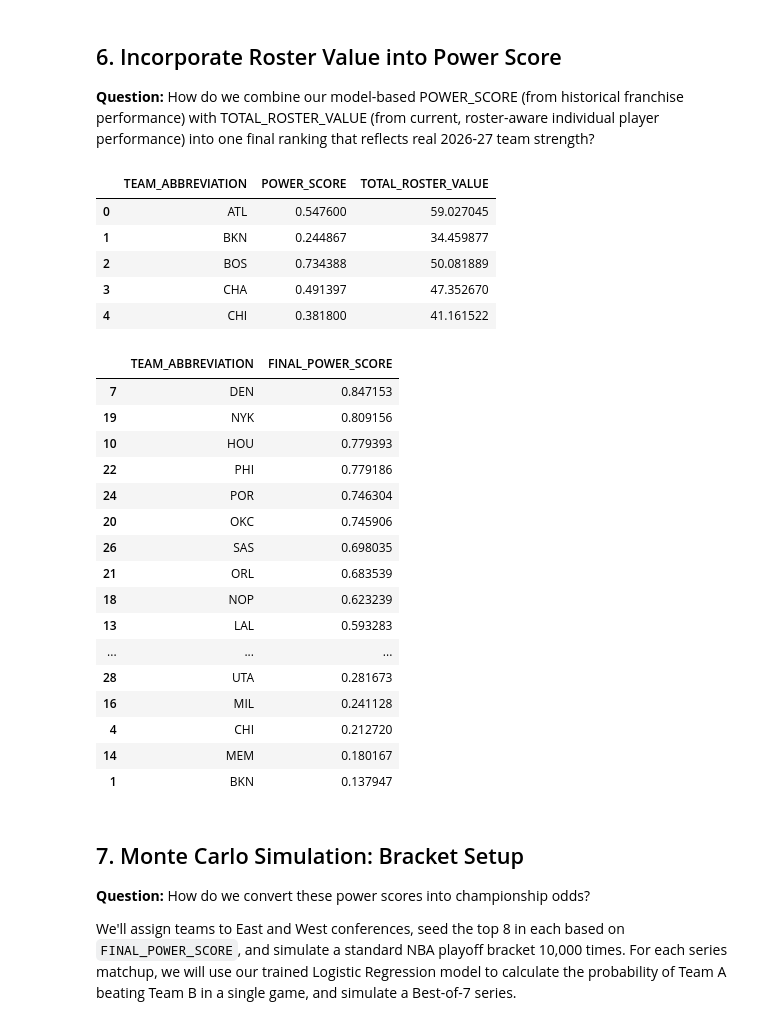
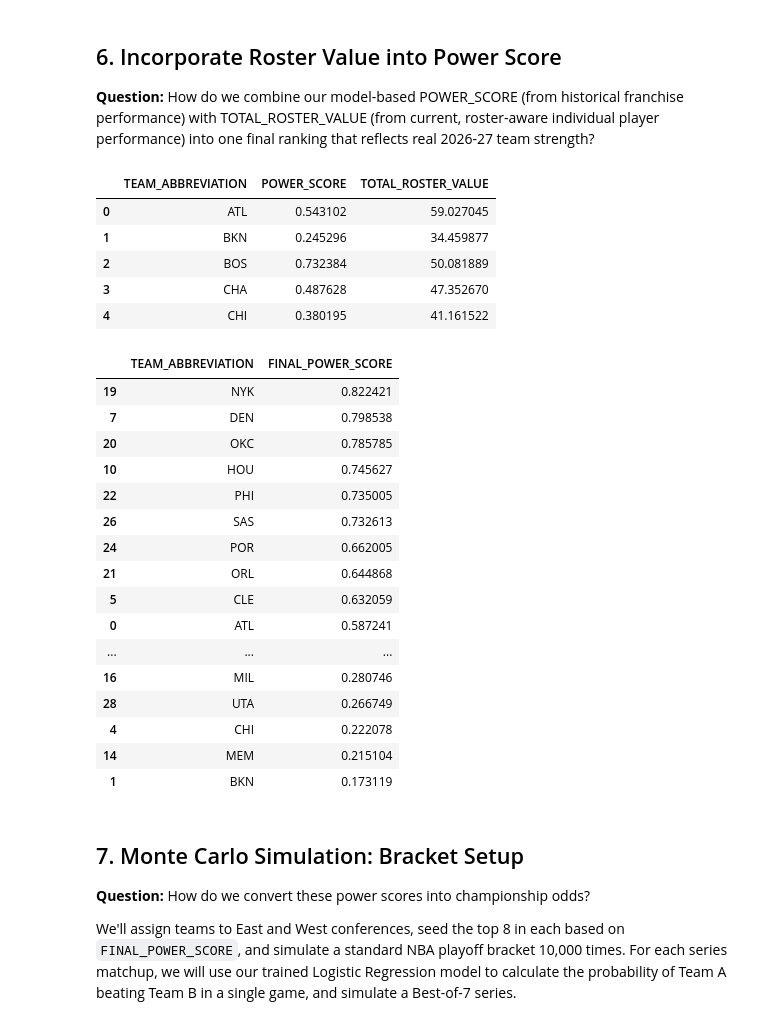
Before and after one commit to lianlianliann/nba-26-27-predictor, a Jupyter notebook: notebooks/04_monte_carlo_sim.ipynb, the cells around one changed output. Cells and saved outputs as stored; diff of their text form; code cells hidden in the pictures.

```diff
--- a/notebooks/04_monte_carlo_sim.ipynb
+++ b/notebooks/04_monte_carlo_sim.ipynb
@@ -41,7 +41,7 @@ an oversight).
 # %%
 # pivoting so each team has one row w/ separate columns for each seasons feats
 strength_cols = ['WIN_PERCENTAGE', 'eFG%', 'TOV%', 'ORB%', 'FT Rate', 'NET_RATING',
-                  'mvp_share', 'ALL_NBA_COUNT', 'ALL_NBA_SHARE_SUM', 'PLAYOFF_ROUND_REACHED', 'WON_CHAMPIONSHIP']
+                  'mvp_share', 'ALL_NBA_COUNT']
 
 season_2425 = games_regular_season_grouped[games_regular_season_grouped['SEASON_LABEL'] == '2024-25'].set_index('TEAM_ABBREVIATION')[strength_cols]
 season_2526 = games_regular_season_grouped[games_regular_season_grouped['SEASON_LABEL'] == '2025-26'].set_index('TEAM_ABBREVIATION')[strength_cols]
@@ -87,7 +87,7 @@ features against a "league-average opponent" row gives us a model-based
 win probability, which doubles as a ranking metric for seeding.
 # %%
 # building a league-average opponent row serving as a constant baseline
-league_avg = projected_strength[strength_cols + ['TOTAL_PLAYOFF_EXPERIENCE']].mean()
+league_avg = projected_strength[strength_cols].mean()
 
 # building the model input, each teams own feats + the league avg
 model_input_rows = []
@@ -102,9 +102,6 @@ for _, row in projected_strength.iterrows():
         'NET_RATING': row['NET_RATING'],
         'mvp_share': row['mvp_share'],
         'ALL_NBA_COUNT': row['ALL_NBA_COUNT'],
-        'ALL_NBA_SHARE_SUM': row['ALL_NBA_SHARE_SUM'],
-        'PLAYOFF_ROUND_REACHED': row['PLAYOFF_ROUND_REACHED'],
-        'WON_CHAMPIONSHIP': row['WON_CHAMPIONSHIP'],
         'OPP_WIN_PERCENTAGE': league_avg['WIN_PERCENTAGE'],
         'OPP_eFG%': league_avg['eFG%'],
         'OPP_TOV%': league_avg['TOV%'],
@@ -112,10 +109,7 @@ for _, row in projected_strength.iterrows():
         'OPP_FT Rate': league_avg['FT Rate'],
         'OPP_NET_RATING': league_avg['NET_RATING'],
         'OPP_mvp_share': league_avg['mvp_share'],
-        'OPP_ALL_NBA_COUNT': league_avg['ALL_NBA_COUNT'],
-        'OPP_ALL_NBA_SHARE_SUM': league_avg['ALL_NBA_SHARE_SUM'],
-        'OPP_PLAYOFF_ROUND_REACHED': league_avg['PLAYOFF_ROUND_REACHED'],
-        'OPP_WON_CHAMPIONSHIP': league_avg['WON_CHAMPIONSHIP']
+        'OPP_ALL_NBA_COUNT': league_avg['ALL_NBA_COUNT']
     }
     model_input_rows.append(model_row)
 
@@ -123,3 +117,4 @@ model_input_df = pd.DataFrame(model_input_rows)
 
 # predicting win prob against a league-average opponent for every team
 projected_strength['POWER_SCORE'] = log_reg.predict_proba(model_input_df)[:, 1]
+display(projected_strength[['TEAM_ABBREVIATION', 'POWER_SCORE']].sort_values('POWER_SCORE', ascending=False))
@@ -146,43 +159,46 @@ projected_strength = pd.merge(
 display(projected_strength[['TEAM_ABBREVIATION', 'POWER_SCORE', 'TOTAL_ROSTER_VALUE']].head())
 # %% [output]
 |  | TEAM_ABBREVIATION | POWER_SCORE | TOTAL_ROSTER_VALUE |
-| 0 | ATL | 0.547600 | 59.027045 |
-| 1 | BKN | 0.244867 | 34.459877 |
-| 2 | BOS | 0.734388 | 50.081889 |
-| 3 | CHA | 0.491397 | 47.352670 |
-| 4 | CHI | 0.381800 | 41.161522 |
+| 0 | ATL | 0.543102 | 59.027045 |
+| 1 | BKN | 0.245296 | 34.459877 |
+| 2 | BOS | 0.732384 | 50.081889 |
+| 3 | CHA | 0.487628 | 47.352670 |
+| 4 | CHI | 0.380195 | 41.161522 |
 # %%
-# percentile rank instead of min-max — robust to outlier teams stretching/compressing the scale
+# normalizing playoff experience the same way as roster value
+projected_strength['PLAYOFF_EXP_NORMALIZED'] = projected_strength['TOTAL_PLAYOFF_EXPERIENCE'].rank(pct=True)
 projected_strength['ROSTER_VALUE_NORMALIZED'] = projected_strength['TOTAL_ROSTER_VALUE'].rank(pct=True)
 
-# final blended power score: 40% model, 60% roster value
+# final blended power score: 40% model, 45% roster value, 15% playoff experience
 FINAL_POWER_WEIGHT_HISTORICAL = 0.40
-FINAL_POWER_WEIGHT_ROSTER = 0.60
+FINAL_POWER_WEIGHT_ROSTER = 0.45
+FINAL_POWER_WEIGHT_PLAYOFF_EXP = 0.15
 
 projected_strength['FINAL_POWER_SCORE'] = (
     projected_strength['POWER_SCORE'] * FINAL_POWER_WEIGHT_HISTORICAL +
-    projected_strength['ROSTER_VALUE_NORMALIZED'] * FINAL_POWER_WEIGHT_ROSTER
+    projected_strength['ROSTER_VALUE_NORMALIZED'] * FINAL_POWER_WEIGHT_ROSTER +
+    projected_strength['PLAYOFF_EXP_NORMALIZED'] * FINAL_POWER_WEIGHT_PLAYOFF_EXP
 )
 
 display(projected_strength[['TEAM_ABBREVIATION', 'FINAL_POWER_SCORE']].sort_values('FINAL_POWER_SCORE', ascending=False))
 # %% [output]
 |  | TEAM_ABBREVIATION | FINAL_POWER_SCORE |
-| 7 | DEN | 0.847153 |
-| 19 | NYK | 0.809156 |
-| 10 | HOU | 0.779393 |
-| 22 | PHI | 0.779186 |
-| 24 | POR | 0.746304 |
-| 20 | OKC | 0.745906 |
-| 26 | SAS | 0.698035 |
-| 21 | ORL | 0.683539 |
-| 18 | NOP | 0.623239 |
-| 13 | LAL | 0.593283 |
+| 19 | NYK | 0.822421 |
+| 7 | DEN | 0.798538 |
+| 20 | OKC | 0.785785 |
+| 10 | HOU | 0.745627 |
+| 22 | PHI | 0.735005 |
+| 26 | SAS | 0.732613 |
+| 24 | POR | 0.662005 |
+| 21 | ORL | 0.644868 |
+| 5 | CLE | 0.632059 |
+| 0 | ATL | 0.587241 |
 | ... | ... | ... |
-| 28 | UTA | 0.281673 |
-| 16 | MIL | 0.241128 |
-| 4 | CHI | 0.212720 |
-| 14 | MEM | 0.180167 |
-| 1 | BKN | 0.137947 |
+| 16 | MIL | 0.280746 |
+| 28 | UTA | 0.266749 |
+| 4 | CHI | 0.222078 |
+| 14 | MEM | 0.215104 |
+| 1 | BKN | 0.173119 |
 # %% [markdown]
 ## 7. Monte Carlo Simulation: Bracket Setup
 
```
Also changed, not shown: parts of 5 cells of this notebook, 5 other files.
